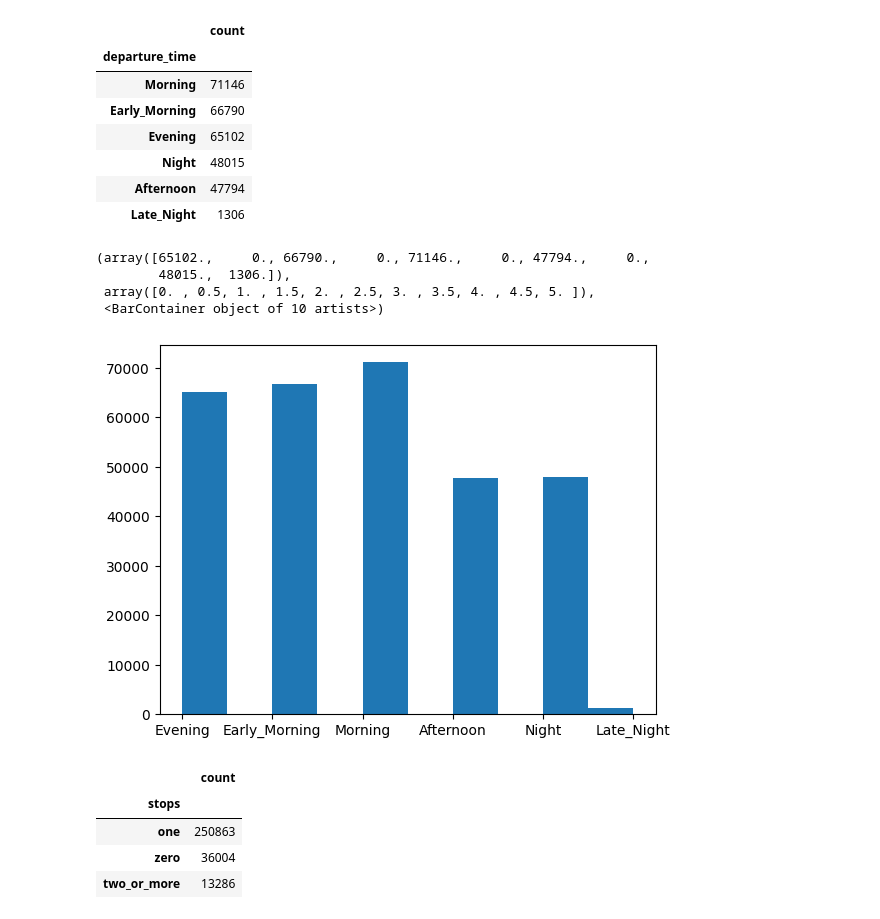
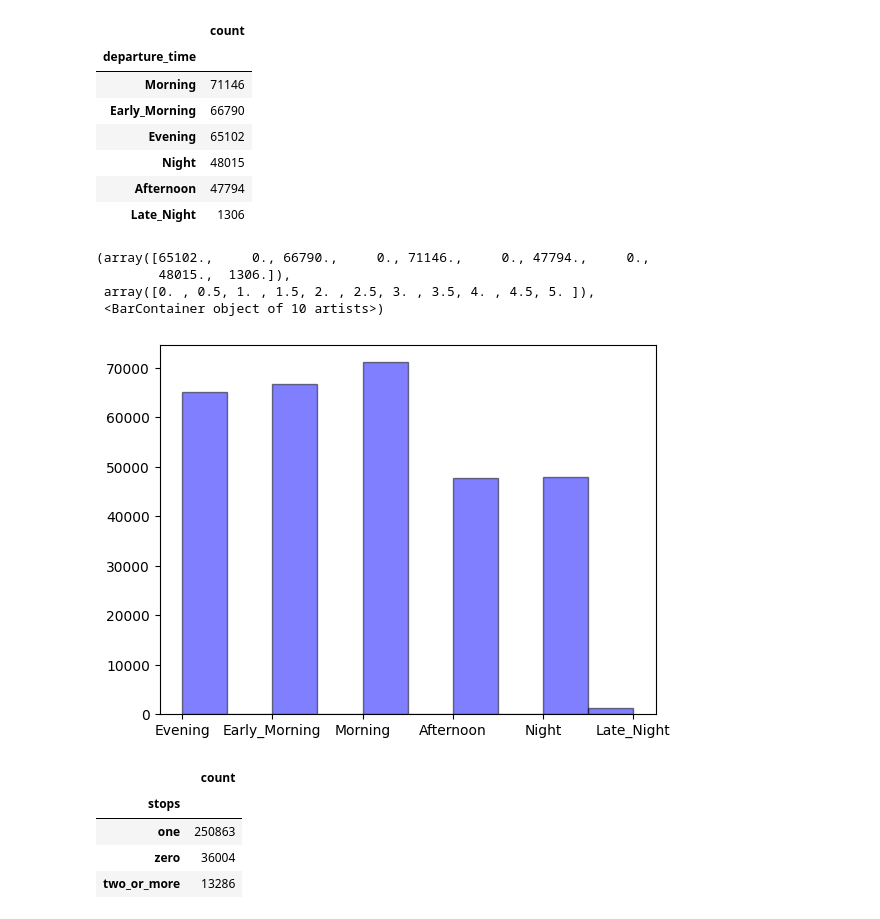
Before and after one commit to Pyame/Flight-Price-Prediction, a Jupyter notebook: main.ipynb, the cells around one changed output. Cells and saved outputs as stored; diff of their text form; code cells hidden in the pictures.

Commit message:
feat: fix histograms

```diff
--- a/main.ipynb
+++ b/main.ipynb
@@ -154,18 +154,17 @@ df_clean['departure_time'].value_counts().to_frame()
 # %%
 # Schedule of individual departure time in the form of a histogram
 plt.hist(df_clean['departure_time'],
-bins=bin_edges,
          density=False,
          histtype='bar',
          color='b',
          edgecolor='k',
          alpha=0.5)
 # %% [output]
 (array([65102.,     0., 66790.,     0., 71146.,     0., 47794.,     0.,
         48015.,  1306.]),
  array([0. , 0.5, 1. , 1.5, 2. , 2.5, 3. , 3.5, 4. , 4.5, 5. ]),
  <BarContainer object of 10 artists>)
-[figure, old version]
+[figure, new version]
 # %%
 # Schedule of individual stops
 df_clean['stops'].value_counts().to_frame()
```
Also changed, not shown: parts of 1 cell of this notebook.
